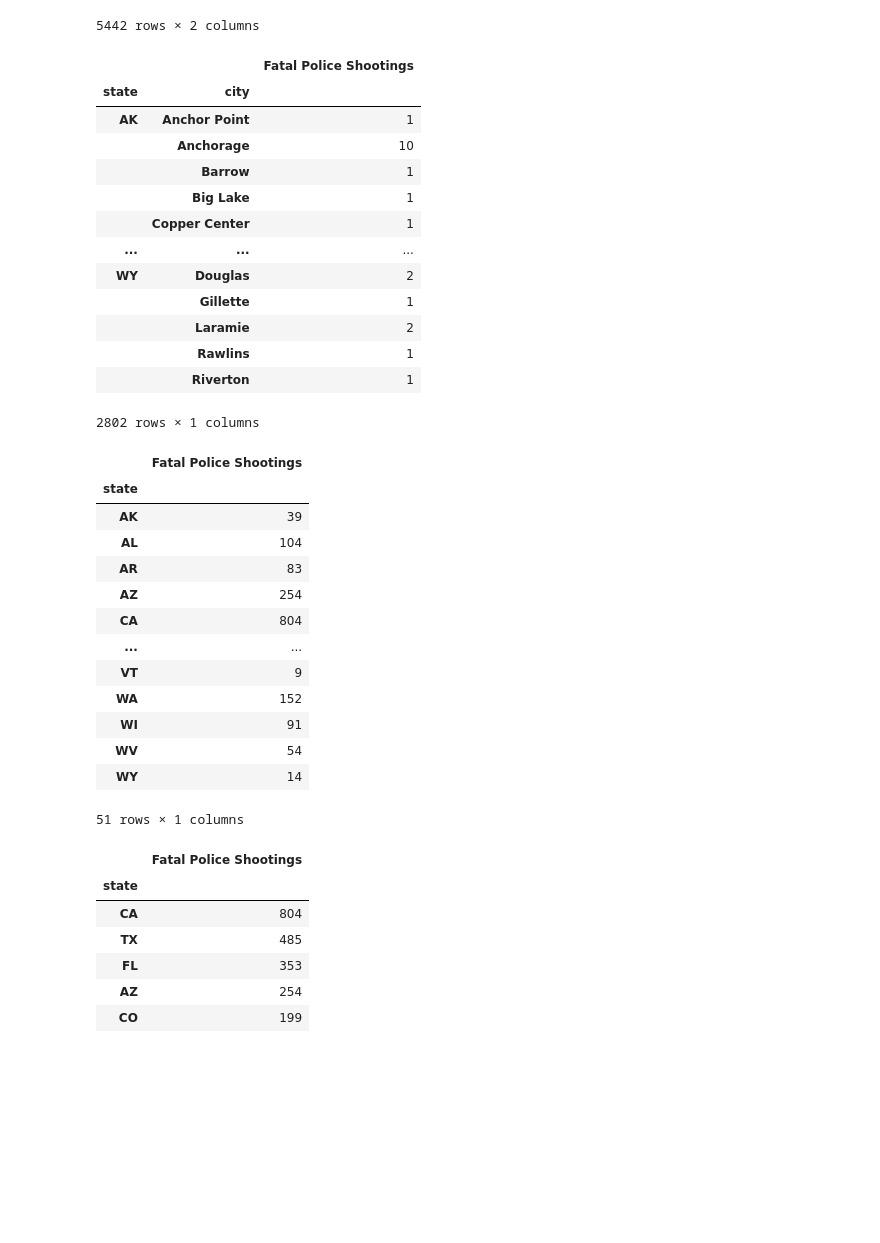
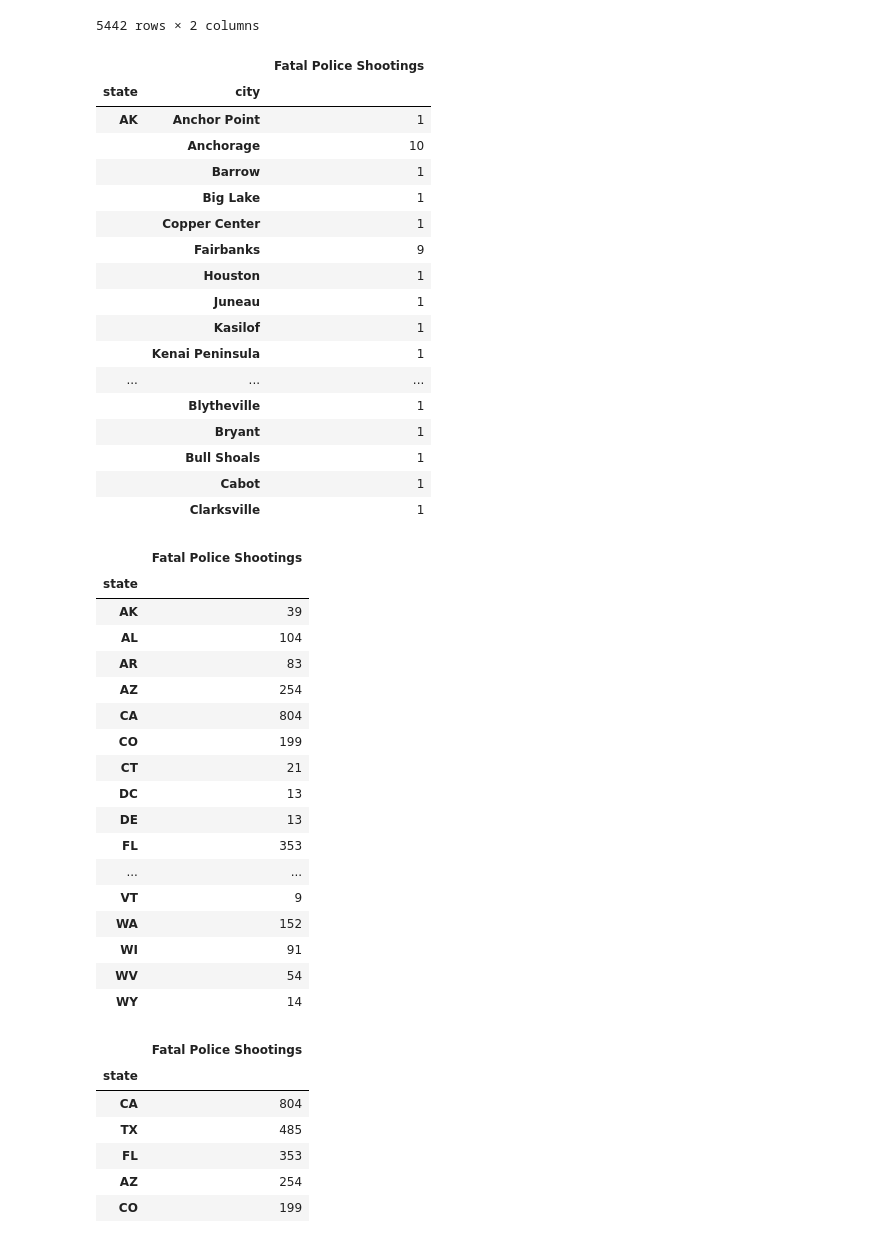
Before and after one commit to szerpa17/fatal-police-shootings, a Jupyter notebook: Analysis_BH.ipynb, the cells around one changed output. Saved outputs shown, nothing was run; the diff lists cells and outputs as text; code cells hidden in the pictures; blank space fills up the shorter version.

```diff
--- a/Brynn_final_demographic_data.ipynb
+++ b/Analysis_BH.ipynb
@@ -5,6 +5,7 @@ import pandas as pd
 import numpy as np
 import matplotlib
 import matplotlib.pyplot as plt
+from pandas.plotting import table
 
 # File to load
 csvpath = "Resources\\fatal_police_shootings.csv"
@@ -12,7 +13,7 @@ csvpath = "Resources\\fatal_police_shootings.csv"
 # Read CSV and store into dataframe
 Brynn_project_df = pd.read_csv(csvpath)
 #pd.set_option('display.max_rows', None)
-pd.set_option('display.max_rows', 50)
+pd.set_option('display.max_rows', 100)
 # %%
 # Display dataframe
 Brynn_project_df
@@ -297,22 +262,26 @@ city_state_df
 # %%
 city_state_dc = pd.DataFrame(city_state_df.groupby(["state", "city"]).size())
 city_state_dc = city_state_dc.rename(columns={city_state_dc.columns[0]: "Fatal Police Shootings"})
-city_state_dc
+city_state_dc.head(100)
 # %% [output]
 |  |  | Fatal Police Shootings |
 | state | city |  |
 | AK | Anchor Point | 1 |
 |  | Anchorage | 10 |
 |  | Barrow | 1 |
 |  | Big Lake | 1 |
 |  | Copper Center | 1 |
+|  | Fairbanks | 9 |
+|  | Houston | 1 |
+|  | Juneau | 1 |
+|  | Kasilof | 1 |
+|  | Kenai Peninsula | 1 |
 | ... | ... | ... |
-| WY | Douglas | 2 |
-|  | Gillette | 1 |
-|  | Laramie | 2 |
-|  | Rawlins | 1 |
-|  | Riverton | 1 |
+|  | Blytheville | 1 |
+|  | Bryant | 1 |
+|  | Bull Shoals | 1 |
+|  | Cabot | 1 |
+|  | Clarksville | 1 |
-2802 rows × 1 columns
 # %%
 state_dc = city_state_dc.groupby("state").sum()
 state_dc
@@ -324,13 +293,17 @@ state_dc
 | AR | 83 |
 | AZ | 254 |
 | CA | 804 |
+| CO | 199 |
+| CT | 21 |
+| DC | 13 |
+| DE | 13 |
+| FL | 353 |
 | ... | ... |
 | VT | 9 |
 | WA | 152 |
 | WI | 91 |
 | WV | 54 |
 | WY | 14 |
-51 rows × 1 columns
 # %%
 state_dc.sort_values(by= 'Fatal Police Shootings', ascending= False, inplace= True)
 state_dc.head(5)
```
Also changed, not shown: parts of 14 cells of this notebook.
